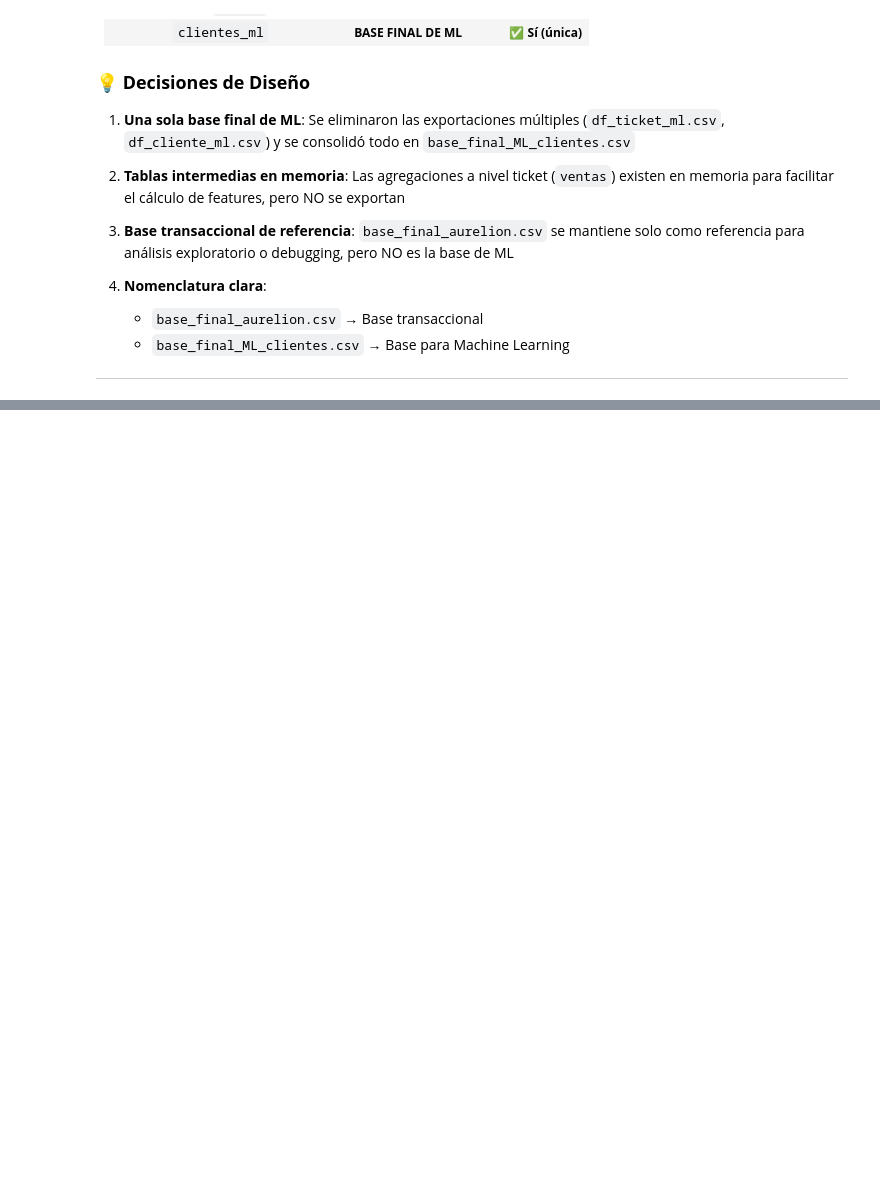
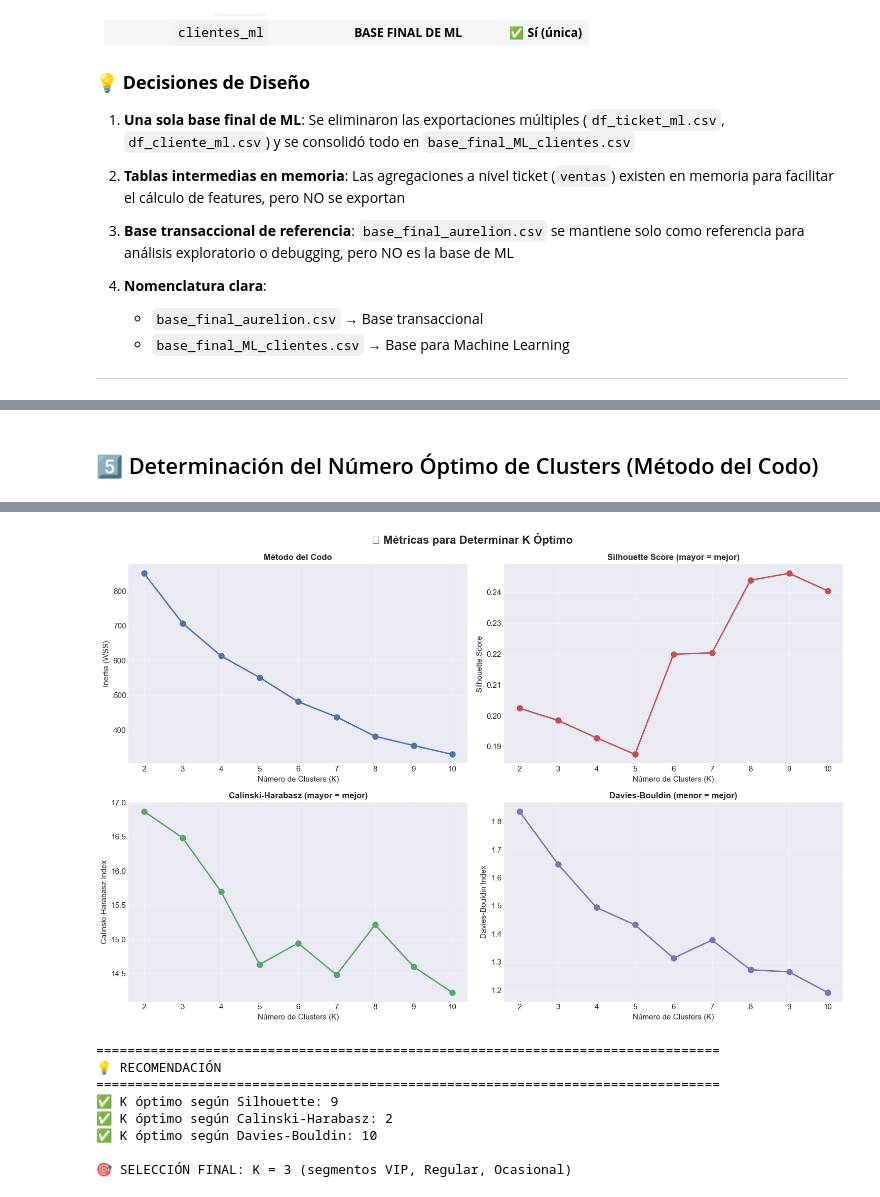
Before and after one commit to augustovillegas/ProyectoAurelionIBM_sp2, a Jupyter notebook: Proyecto_Aurelion.ipynb, the cells around one changed output, grey strips where cells are left out. Cells and saved outputs as stored; diff of their text form; code cells hidden in the pictures; blank space fills up the shorter version.

```diff
--- a/Proyecto_Aurelion.ipynb
+++ b/Proyecto_Aurelion.ipynb
@@ -6418,0 +6868,71 @@ Esta es la **ÚNICA** base que se debe usar para Machine Learning. Contiene:
+# %% [markdown]
+## 5️⃣ Determinación del Número Óptimo de Clusters (Método del Codo)
+# %%
+# Método del Codo + Silhouette Score
+print("="*80)
+print("📐 DETERMINANDO NÚMERO ÓPTIMO DE CLUSTERS")
+print("="*80)
+
+K_range = range(2, 11)
+inertias = []
+silhouettes = []
+ch_scores = []
+db_scores = []
+
+print("\nProbando diferentes valores de K...")
+for k in K_range:
+    kmeans = KMeans(n_clusters=k, random_state=42, n_init=10, max_iter=300)
+    labels = kmeans.fit_predict(X_scaled)
+
+    inertias.append(kmeans.inertia_)
+    silhouettes.append(silhouette_score(X_scaled, labels))
+    ch_scores.append(calinski_harabasz_score(X_scaled, labels))
+    db_scores.append(davies_bouldin_score(X_scaled, labels))
+
+    print(f"  K={k}: Inertia={kmeans.inertia_:.2f}, Silhouette={silhouettes[-1]:.3f}")
+
+# Visualizar métricas
+fig, axes = plt.subplots(2, 2, figsize=(15, 10))
+fig.suptitle('📊 Métricas para Determinar K Óptimo', fontsize=16, fontweight='bold')
+
+# Método del Codo (Inertia)
+axes[0, 0].plot(K_range, inertias, 'bo-', linewidth=2, markersize=8)
+axes[0, 0].set_xlabel('Número de Clusters (K)', fontsize=11)
+axes[0, 0].set_ylabel('Inertia (WSS)', fontsize=11)
+axes[0, 0].set_title('Método del Codo', fontweight='bold')
+axes[0, 0].grid(True, alpha=0.3)
+
+# Silhouette Score (mayor es mejor)
+axes[0, 1].plot(K_range, silhouettes, 'ro-', linewidth=2, markersize=8)
+axes[0, 1].set_xlabel('Número de Clusters (K)', fontsize=11)
+axes[0, 1].set_ylabel('Silhouette Score', fontsize=11)
+axes[0, 1].set_title('Silhouette Score (mayor = mejor)', fontweight='bold')
+axes[0, 1].grid(True, alpha=0.3)
+
+# Calinski-Harabasz Index (mayor es mejor)
+axes[1, 0].plot(K_range, ch_scores, 'go-', linewidth=2, markersize=8)
+axes[1, 0].set_xlabel('Número de Clusters (K)', fontsize=11)
+axes[1, 0].set_ylabel('Calinski-Harabasz Index', fontsize=11)
+axes[1, 0].set_title('Calinski-Harabasz (mayor = mejor)', fontweight='bold')
+axes[1, 0].grid(True, alpha=0.3)
+
+# Davies-Bouldin Index (menor es mejor)
+axes[1, 1].plot(K_range, db_scores, 'mo-', linewidth=2, markersize=8)
+axes[1, 1].set_xlabel('Número de Clusters (K)', fontsize=11)
+axes[1, 1].set_ylabel('Davies-Bouldin Index', fontsize=11)
+axes[1, 1].set_title('Davies-Bouldin (menor = mejor)', fontweight='bold')
+axes[1, 1].grid(True, alpha=0.3)
+
+plt.tight_layout()
+plt.show()
+
+# Recomendación
+print("\n" + "="*80)
+print("💡 RECOMENDACIÓN")
+print("="*80)
+best_k_silhouette = K_range[np.argmax(silhouettes)]
+print(f"✅ K óptimo según Silhouette: {best_k_silhouette}")
+print(f"✅ K óptimo según Calinski-Harabasz: {K_range[np.argmax(ch_scores)]}")
+print(f"✅ K óptimo según Davies-Bouldin: {K_range[np.argmin(db_scores)]}")
+print(f"\n🎯 SELECCIÓN FINAL: K = 3 (segmentos VIP, Regular, Ocasional)")
+# %% [output]
@@ -6418,0 +6953,9 @@ Esta es la **ÚNICA** base que se debe usar para Machine Learning. Contiene:
+[figure, added]
+================================================================================
+💡 RECOMENDACIÓN
+================================================================================
+✅ K óptimo según Silhouette: 9
+✅ K óptimo según Calinski-Harabasz: 2
+✅ K óptimo según Davies-Bouldin: 10
+
+🎯 SELECCIÓN FINAL: K = 3 (segmentos VIP, Regular, Ocasional)
```
Also changed, not shown: parts of 80 cells of this notebook, 3 other files.
